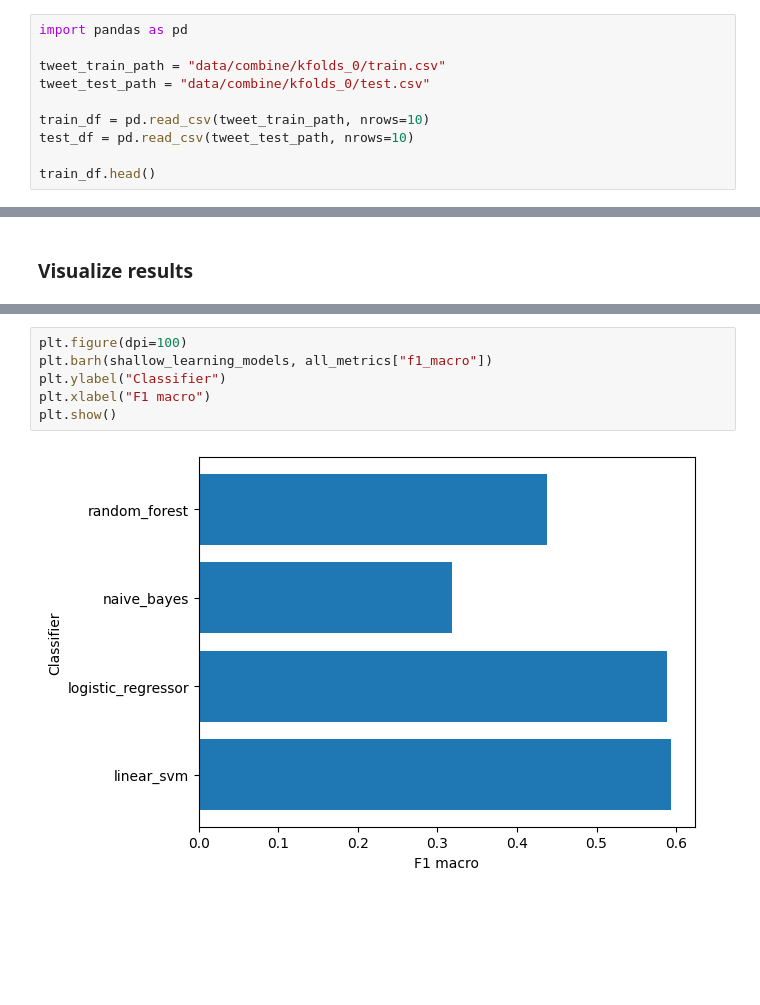
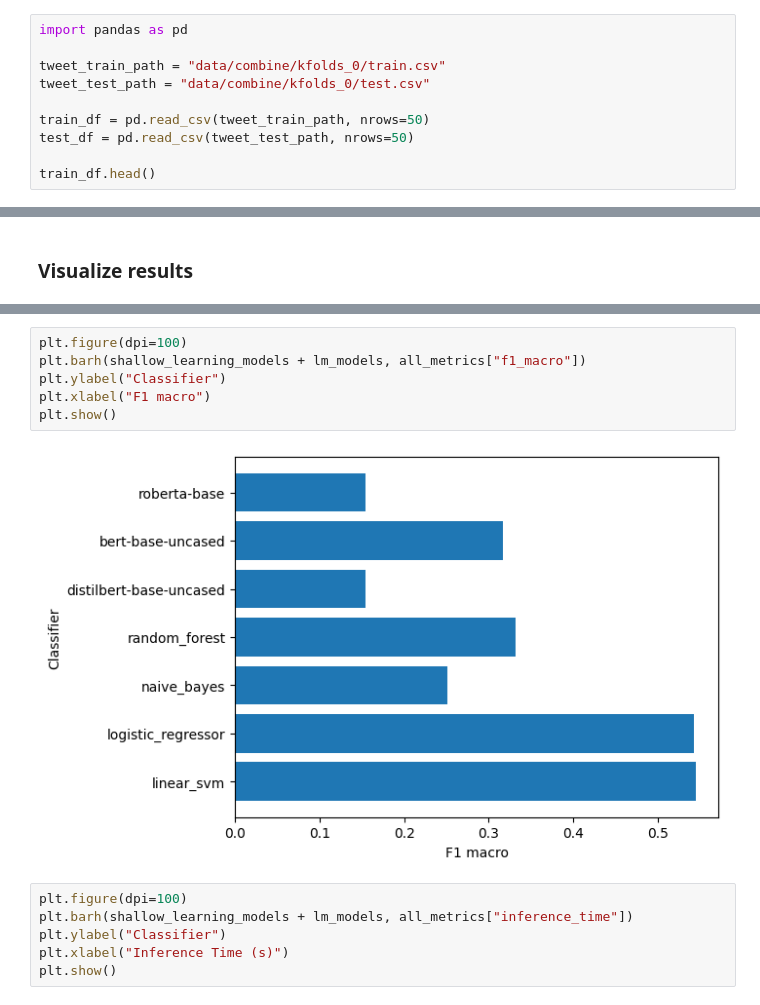
Before and after one commit to thanhdath/Sentiment-Analysis-Benchmark, a Jupyter notebook: TrainAllModelsAndVisualize.ipynb, the cells around one changed output, grey strips where cells are left out. Saved outputs shown, nothing was run; the diff lists cells and outputs as text; blank space fills up the shorter version.

Commit message:
Test training and visualize

```diff
--- a/TrainAllModelsAndVisualize.ipynb
+++ b/TrainAllModelsAndVisualize.ipynb
@@ -9,8 +9,8 @@ import pandas as pd
 tweet_train_path = "data/combine/kfolds_0/train.csv"
 tweet_test_path = "data/combine/kfolds_0/test.csv"
 
-train_df = pd.read_csv(tweet_train_path, nrows=10)
-test_df = pd.read_csv(tweet_test_path, nrows=10)
+train_df = pd.read_csv(tweet_train_path, nrows=50)
+test_df = pd.read_csv(tweet_test_path, nrows=50)
 
 train_df.head()
 # %% [output]
@@ -265,8 +265,14 @@ plt.show()
 # %%
 plt.figure(dpi=100)
-plt.barh(shallow_learning_models, all_metrics["f1_macro"])
+plt.barh(shallow_learning_models + lm_models, all_metrics["f1_macro"])
 plt.ylabel("Classifier")
 plt.xlabel("F1 macro")
 plt.show()
 # %% [output]
-[figure, old version]
+[figure, new version]
+# %%
+plt.figure(dpi=100)
+plt.barh(shallow_learning_models + lm_models, all_metrics["inference_time"])
+plt.ylabel("Classifier")
+plt.xlabel("Inference Time (s)")
+plt.show()
```
Also changed, not shown: parts of 3 cells of this notebook, 2 other files.
